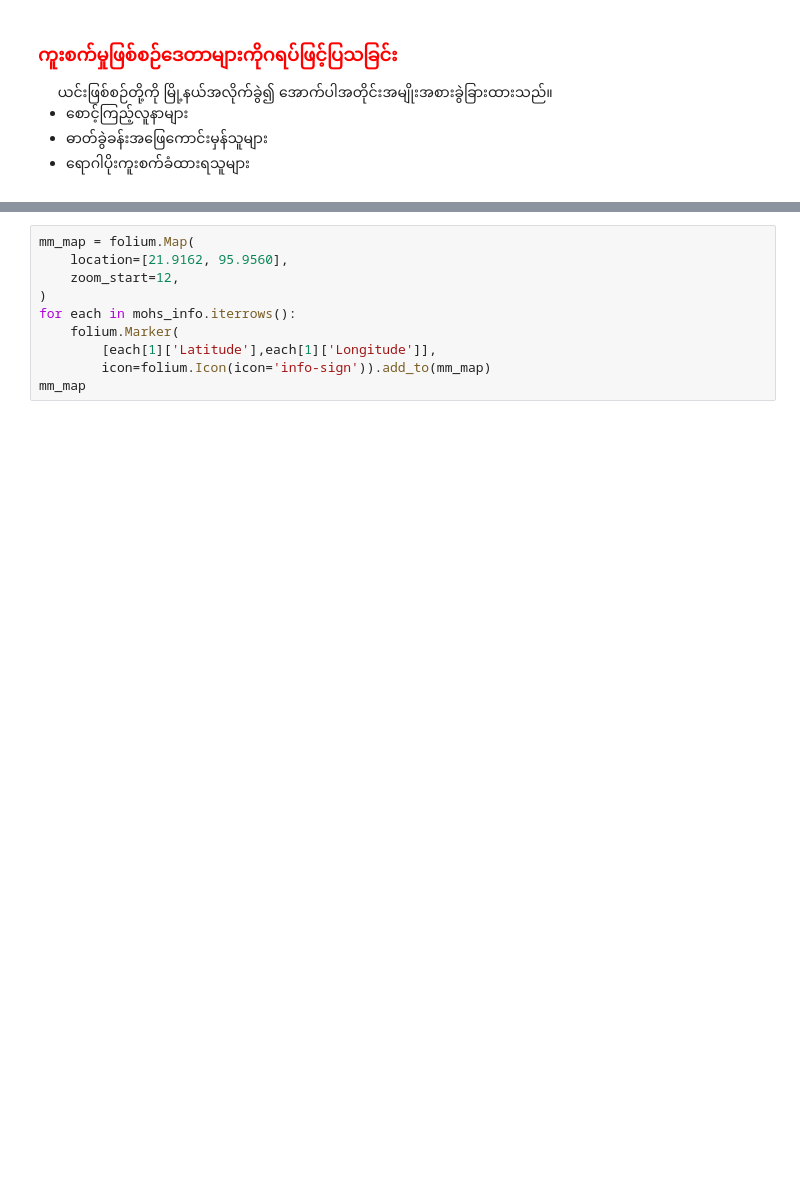
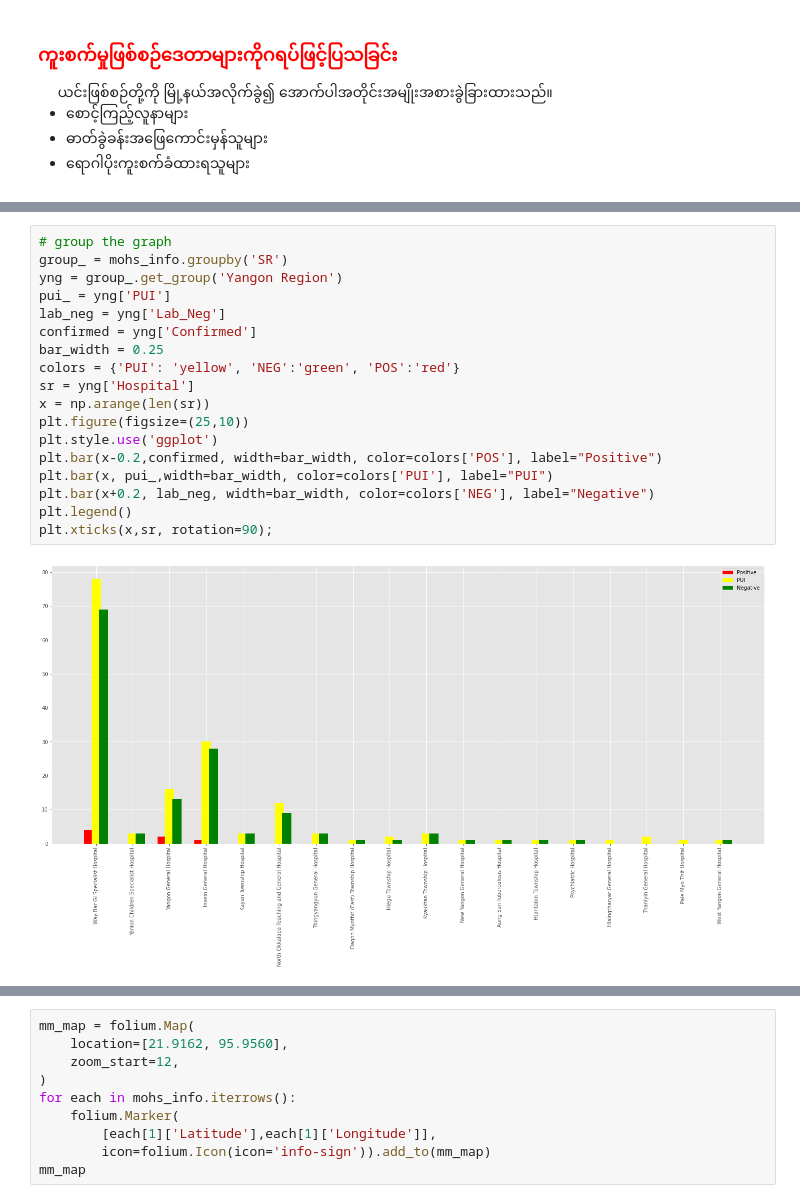
Before and after one commit to saitzaw/COVID-19, a Jupyter notebook: COVID_19_MYANMAR.ipynb, the cells around one changed output, grey strips where cells are left out. Cells and saved outputs as stored; diff of their text form; blank space fills up the shorter version.

```diff
--- a/COVID_19_MYANMAR.ipynb
+++ b/COVID_19_MYANMAR.ipynb
@@ -92,0 +88,20 @@ plt.xticks(x,sr, rotation=90);
+# %%
+# group the graph
+group_ = mohs_info.groupby('SR')
+yng = group_.get_group('Yangon Region')
+pui_ = yng['PUI']
+lab_neg = yng['Lab_Neg']
+confirmed = yng['Confirmed']
+bar_width = 0.25
+colors = {'PUI': 'yellow', 'NEG':'green', 'POS':'red'}
+sr = yng['Hospital']
+x = np.arange(len(sr))
+plt.figure(figsize=(25,10))
+plt.style.use('ggplot')
+plt.bar(x-0.2,confirmed, width=bar_width, color=colors['POS'], label="Positive")
+plt.bar(x, pui_,width=bar_width, color=colors['PUI'], label="PUI")
+plt.bar(x+0.2, lab_neg, width=bar_width, color=colors['NEG'], label="Negative")
+plt.legend()
+plt.xticks(x,sr, rotation=90);
+# %% [output]
+[figure, added]
```
Also changed, not shown: parts of 10 cells of this notebook.
